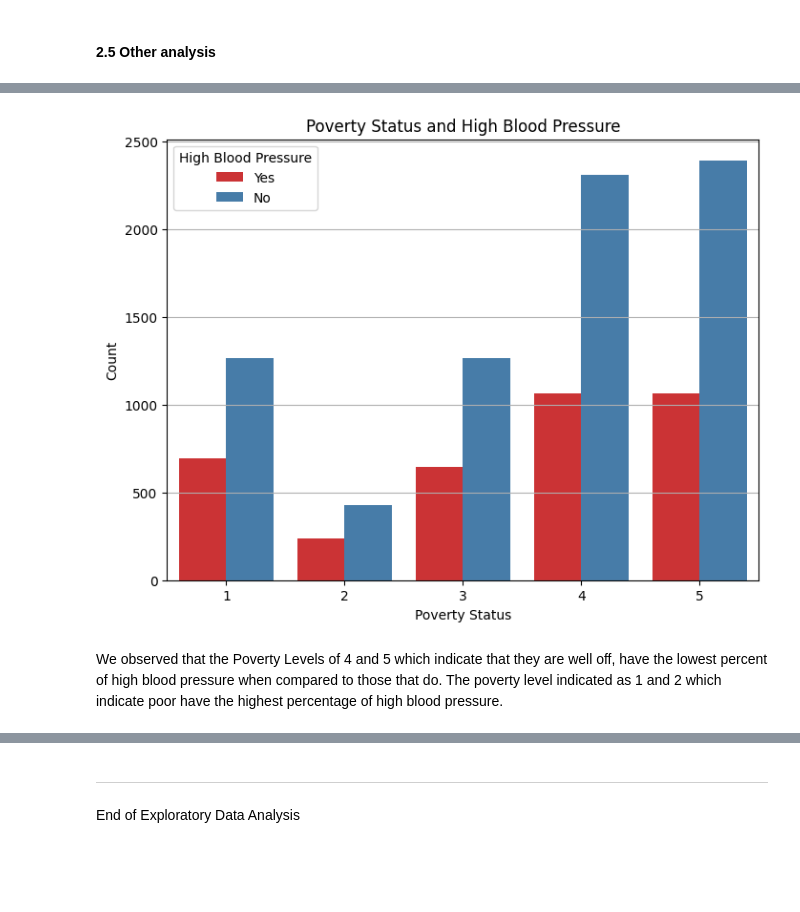
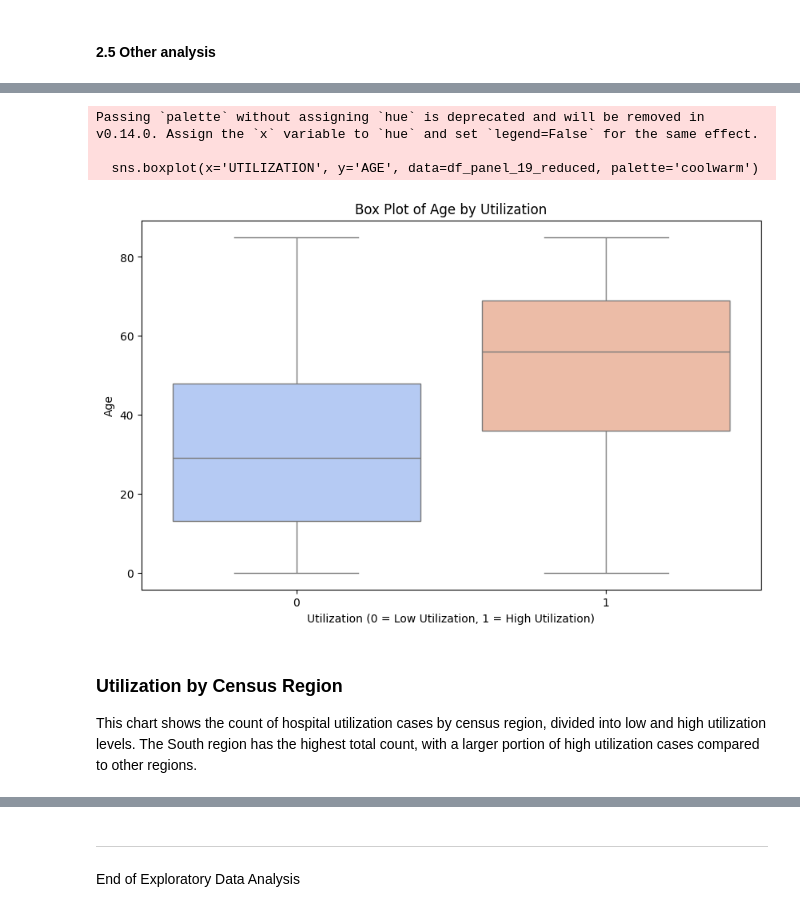
Before and after one commit to Cao1224/replication-project-AIF360, a Jupyter notebook: replication_project.ipynb, the cells around one changed output, grey strips where cells are left out. Cells and saved outputs as stored; diff of their text form; code cells hidden in the pictures; blank space fills up the shorter version.

```diff
--- a/replication_project.ipynb
+++ b/replication_project.ipynb
@@ -642,13 +652,15 @@ We observe in these bar plots that there are different trends in the type of ins
 # %%
-plt.figure(figsize=(8, 6))
-sns.countplot(data=df_panel_19_reduced[df_panel_19_reduced['HIBPDX'] > 0], x='POVCAT', hue='HIBPDX', palette='Set1')
-plt.title('Poverty Status and High Blood Pressure')
-plt.xlabel('Poverty Status')
-plt.ylabel('Count')
-plt.legend(title='High Blood Pressure', labels=['Yes', 'No'])
-plt.grid(axis='y')
+plt.figure(figsize=(10, 6))
+sns.boxplot(x='UTILIZATION', y='AGE', data=df_panel_19_reduced, palette='coolwarm')
+plt.title('Box Plot of Age by Utilization')
+plt.xlabel('Utilization (0 = Low Utilization, 1 = High Utilization)')
+plt.ylabel('Age')
 plt.show()
 # %% [output]
+Passing `palette` without assigning `hue` is deprecated and will be removed in v0.14.0. Assign the `x` variable to `hue` and set `legend=False` for the same effect.
+
+  sns.boxplot(x='UTILIZATION', y='AGE', data=df_panel_19_reduced, palette='coolwarm')
-[figure, old version]
+[figure, new version]
-# %% [markdown]
-We observed that the Poverty Levels of 4 and 5 which indicate that they are well off, have the lowest percent of high blood pressure when compared to those that do. The poverty level indicated as 1 and 2 which indicate poor have the highest percentage of high blood pressure.
+# %% [markdown]
+### Utilization by Census Region
+This chart shows the count of hospital utilization cases by census region, divided into low and high utilization levels. The South region has the highest total count, with a larger portion of high utilization cases compared to other regions.
```
Also changed, not shown: parts of 61 cells of this notebook.
